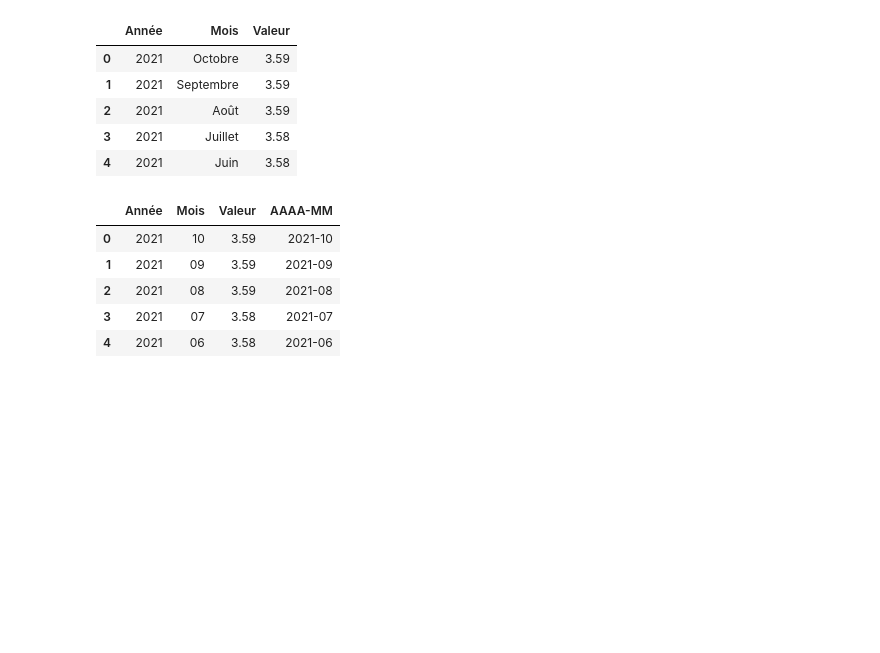
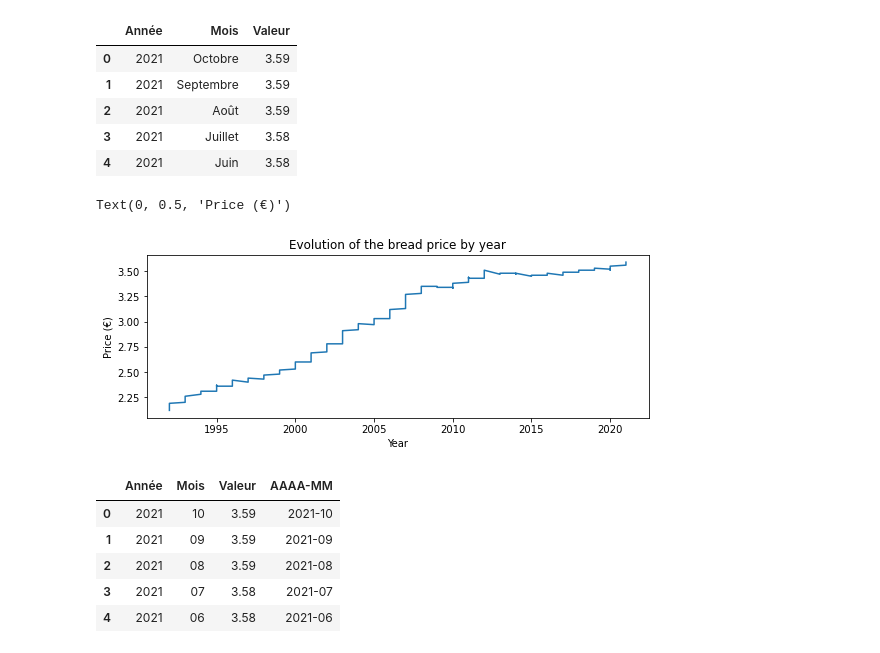
Before and after one commit to FlorentGrenier/Analyse-and-Forescast-Brain-Price-in-France, a Jupyter notebook: NoteBook.ipynb, the cells around one changed output. Saved outputs shown, nothing was run; the diff lists cells and outputs as text; code cells hidden in the pictures; blank space fills up the shorter version.

Commit message:
Graph modification

```diff
--- a/NoteBook.ipynb
+++ b/NoteBook.ipynb
@@ -18,6 +18,18 @@ df.head()
 | 2 | 2021 | Août | 3.59 |
 | 3 | 2021 | Juillet | 3.58 |
 | 4 | 2021 | Juin | 3.58 |
+# %%
+%matplotlib inline
+
+plt.figure(figsize=(9, 3))
+df.reindex(index=df.index[::-1])
+plt.plot(df['Année'], df['Valeur'])
+plt.title(label='Evolution of the bread price by year')
+plt.xlabel(xlabel='Year')
+plt.ylabel(ylabel='Price (€)')
+# %% [output]
+Text(0, 0.5, 'Price (€)')
+[figure, added]
 # %%
 french_month = {"01": "Janvier", "02": "Février", "03": "Mars",
 "04": "Avril", "05": "Mai", "06": "Juin",
```
Also changed, not shown: parts of 11 cells of this notebook, 3 other files.
